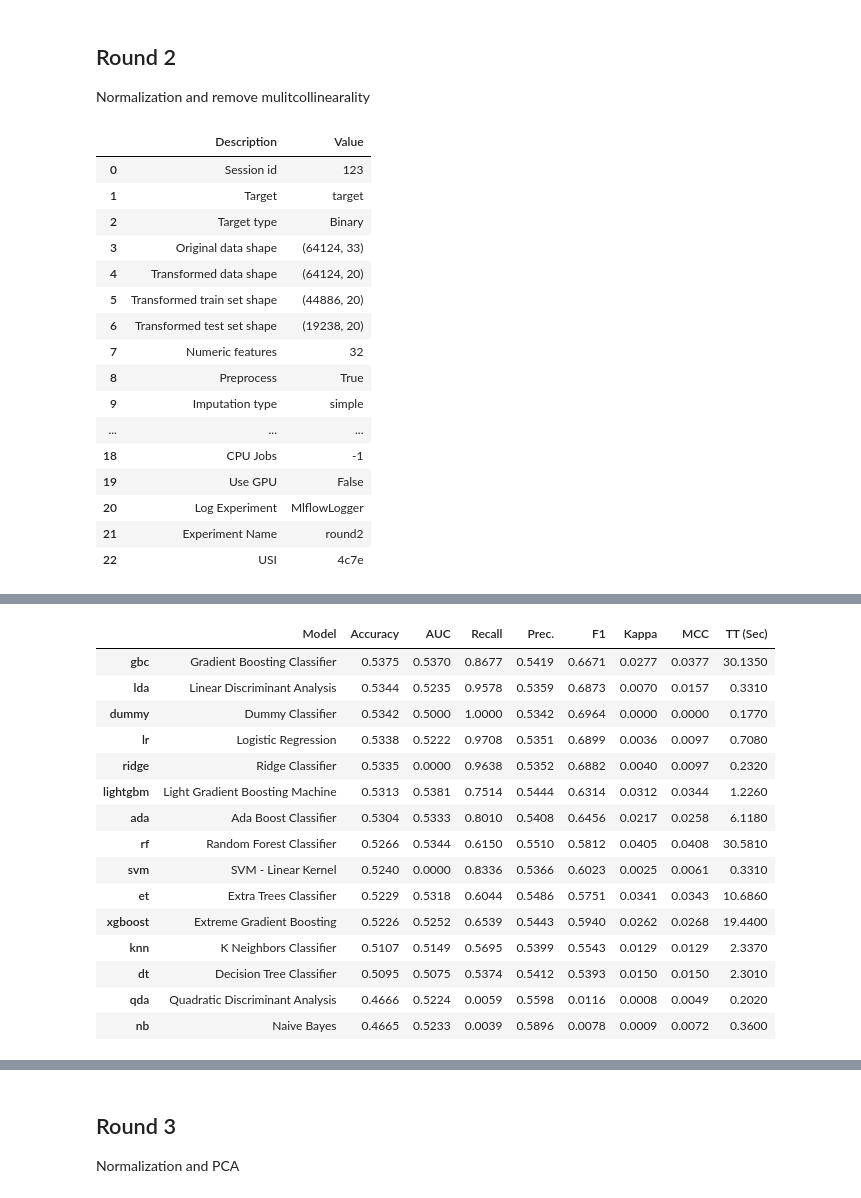
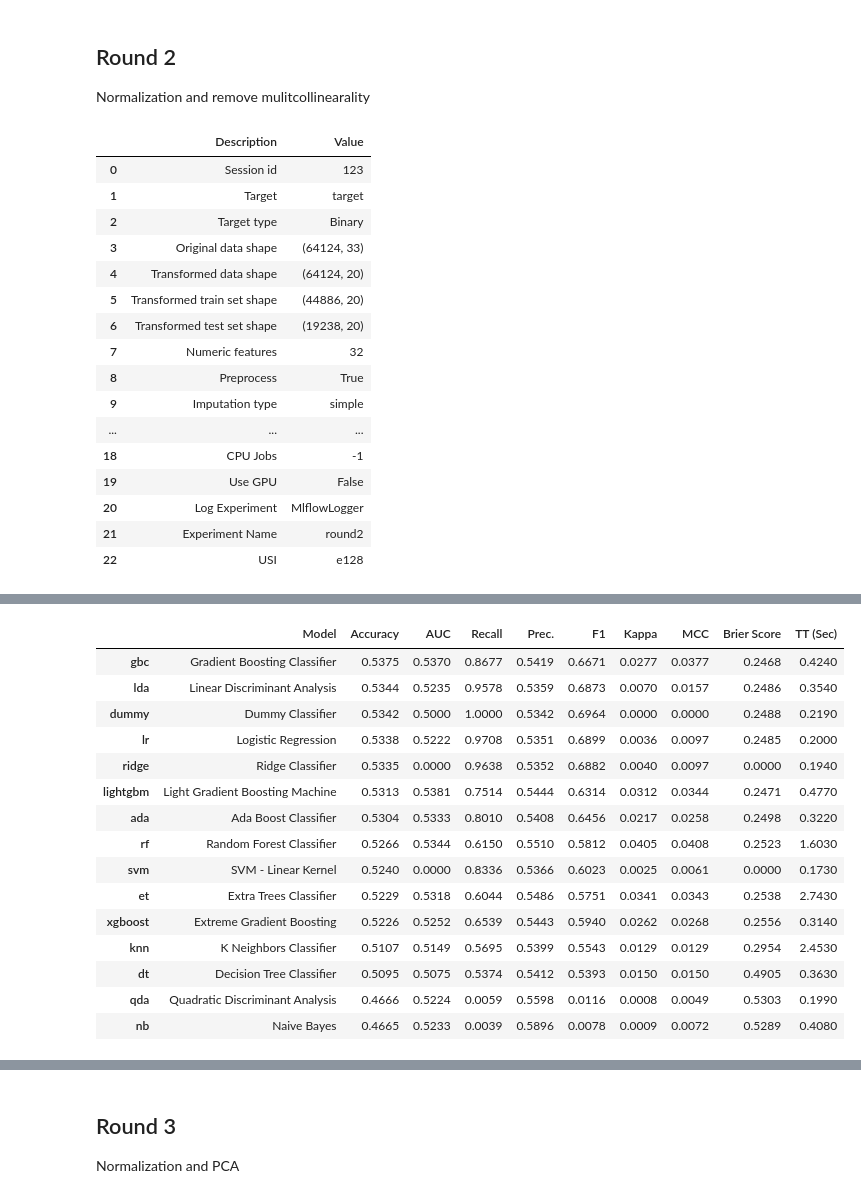
Before and after one commit to tlchampion/mwp_enhanced, a Jupyter notebook: modeling2/2_pycaret_modeling.ipynb, the cells around one changed output, grey strips where cells are left out. Cells and saved outputs as stored; diff of their text form; code cells hidden in the pictures.

Commit message:
ran initial model selection using pycaret. setup initial notebook for optimizing models

```diff
--- a/modeling2/2_pycaret_modeling.ipynb
+++ b/modeling2/2_pycaret_modeling.ipynb
@@ -186,6 +205,8 @@ round2.setup(X_train  ,
              experiment_name = "round2",
              log_plots = True)
 
+round2.add_metric("brier", "Brier Score", brier_score_loss, greater_is_better = False, target="pred_proba")
+
 best2 = round2.compare_models()
 # %% [output]
 |  | Description | Value |
@@ -204,4 +225,4 @@ best2 = round2.compare_models()
 | 19 | Use GPU | False |
 | 20 | Log Experiment | MlflowLogger |
 | 21 | Experiment Name | round2 |
-| 22 | USI | 4c7e |
+| 22 | USI | e128 |
@@ -209,19 +229,19 @@ best2 = round2.compare_models()
 [interactive output not drawn]
-|  | Model | Accuracy | AUC | Recall | Prec. | F1 | Kappa | MCC | TT (Sec) |
-| gbc | Gradient Boosting Classifier | 0.5375 | 0.5370 | 0.8677 | 0.5419 | 0.6671 | 0.0277 | 0.0377 | 30.1350 |
-| lda | Linear Discriminant Analysis | 0.5344 | 0.5235 | 0.9578 | 0.5359 | 0.6873 | 0.0070 | 0.0157 | 0.3310 |
-| dummy | Dummy Classifier | 0.5342 | 0.5000 | 1.0000 | 0.5342 | 0.6964 | 0.0000 | 0.0000 | 0.1770 |
-| lr | Logistic Regression | 0.5338 | 0.5222 | 0.9708 | 0.5351 | 0.6899 | 0.0036 | 0.0097 | 0.7080 |
-| ridge | Ridge Classifier | 0.5335 | 0.0000 | 0.9638 | 0.5352 | 0.6882 | 0.0040 | 0.0097 | 0.2320 |
-| lightgbm | Light Gradient Boosting Machine | 0.5313 | 0.5381 | 0.7514 | 0.5444 | 0.6314 | 0.0312 | 0.0344 | 1.2260 |
-| ada | Ada Boost Classifier | 0.5304 | 0.5333 | 0.8010 | 0.5408 | 0.6456 | 0.0217 | 0.0258 | 6.1180 |
-| rf | Random Forest Classifier | 0.5266 | 0.5344 | 0.6150 | 0.5510 | 0.5812 | 0.0405 | 0.0408 | 30.5810 |
-| svm | SVM - Linear Kernel | 0.5240 | 0.0000 | 0.8336 | 0.5366 | 0.6023 | 0.0025 | 0.0061 | 0.3310 |
-| et | Extra Trees Classifier | 0.5229 | 0.5318 | 0.6044 | 0.5486 | 0.5751 | 0.0341 | 0.0343 | 10.6860 |
-| xgboost | Extreme Gradient Boosting | 0.5226 | 0.5252 | 0.6539 | 0.5443 | 0.5940 | 0.0262 | 0.0268 | 19.4400 |
-| knn | K Neighbors Classifier | 0.5107 | 0.5149 | 0.5695 | 0.5399 | 0.5543 | 0.0129 | 0.0129 | 2.3370 |
-| dt | Decision Tree Classifier | 0.5095 | 0.5075 | 0.5374 | 0.5412 | 0.5393 | 0.0150 | 0.0150 | 2.3010 |
-| qda | Quadratic Discriminant Analysis | 0.4666 | 0.5224 | 0.0059 | 0.5598 | 0.0116 | 0.0008 | 0.0049 | 0.2020 |
-| nb | Naive Bayes | 0.4665 | 0.5233 | 0.0039 | 0.5896 | 0.0078 | 0.0009 | 0.0072 | 0.3600 |
+|  | Model | Accuracy | AUC | Recall | Prec. | F1 | Kappa | MCC | Brier Score | TT (Sec) |
+| gbc | Gradient Boosting Classifier | 0.5375 | 0.5370 | 0.8677 | 0.5419 | 0.6671 | 0.0277 | 0.0377 | 0.2468 | 0.4240 |
+| lda | Linear Discriminant Analysis | 0.5344 | 0.5235 | 0.9578 | 0.5359 | 0.6873 | 0.0070 | 0.0157 | 0.2486 | 0.3540 |
+| dummy | Dummy Classifier | 0.5342 | 0.5000 | 1.0000 | 0.5342 | 0.6964 | 0.0000 | 0.0000 | 0.2488 | 0.2190 |
+| lr | Logistic Regression | 0.5338 | 0.5222 | 0.9708 | 0.5351 | 0.6899 | 0.0036 | 0.0097 | 0.2485 | 0.2000 |
+| ridge | Ridge Classifier | 0.5335 | 0.0000 | 0.9638 | 0.5352 | 0.6882 | 0.0040 | 0.0097 | 0.0000 | 0.1940 |
+| lightgbm | Light Gradient Boosting Machine | 0.5313 | 0.5381 | 0.7514 | 0.5444 | 0.6314 | 0.0312 | 0.0344 | 0.2471 | 0.4770 |
+| ada | Ada Boost Classifier | 0.5304 | 0.5333 | 0.8010 | 0.5408 | 0.6456 | 0.0217 | 0.0258 | 0.2498 | 0.3220 |
+| rf | Random Forest Classifier | 0.5266 | 0.5344 | 0.6150 | 0.5510 | 0.5812 | 0.0405 | 0.0408 | 0.2523 | 1.6030 |
+| svm | SVM - Linear Kernel | 0.5240 | 0.0000 | 0.8336 | 0.5366 | 0.6023 | 0.0025 | 0.0061 | 0.0000 | 0.1730 |
+| et | Extra Trees Classifier | 0.5229 | 0.5318 | 0.6044 | 0.5486 | 0.5751 | 0.0341 | 0.0343 | 0.2538 | 2.7430 |
+| xgboost | Extreme Gradient Boosting | 0.5226 | 0.5252 | 0.6539 | 0.5443 | 0.5940 | 0.0262 | 0.0268 | 0.2556 | 0.3140 |
+| knn | K Neighbors Classifier | 0.5107 | 0.5149 | 0.5695 | 0.5399 | 0.5543 | 0.0129 | 0.0129 | 0.2954 | 2.4530 |
+| dt | Decision Tree Classifier | 0.5095 | 0.5075 | 0.5374 | 0.5412 | 0.5393 | 0.0150 | 0.0150 | 0.4905 | 0.3630 |
+| qda | Quadratic Discriminant Analysis | 0.4666 | 0.5224 | 0.0059 | 0.5598 | 0.0116 | 0.0008 | 0.0049 | 0.5303 | 0.1990 |
+| nb | Naive Bayes | 0.4665 | 0.5233 | 0.0039 | 0.5896 | 0.0078 | 0.0009 | 0.0072 | 0.5289 | 0.4080 |
 [interactive output not drawn]
 # %%
```
Also changed, not shown: parts of 25 cells of this notebook, 10 other files.
